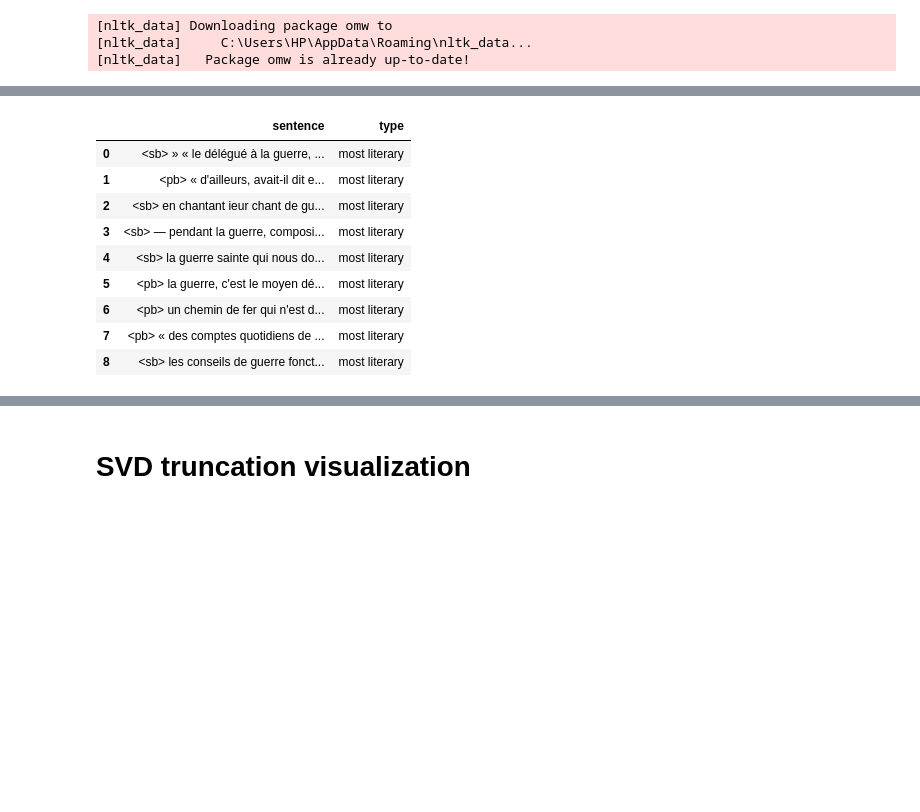
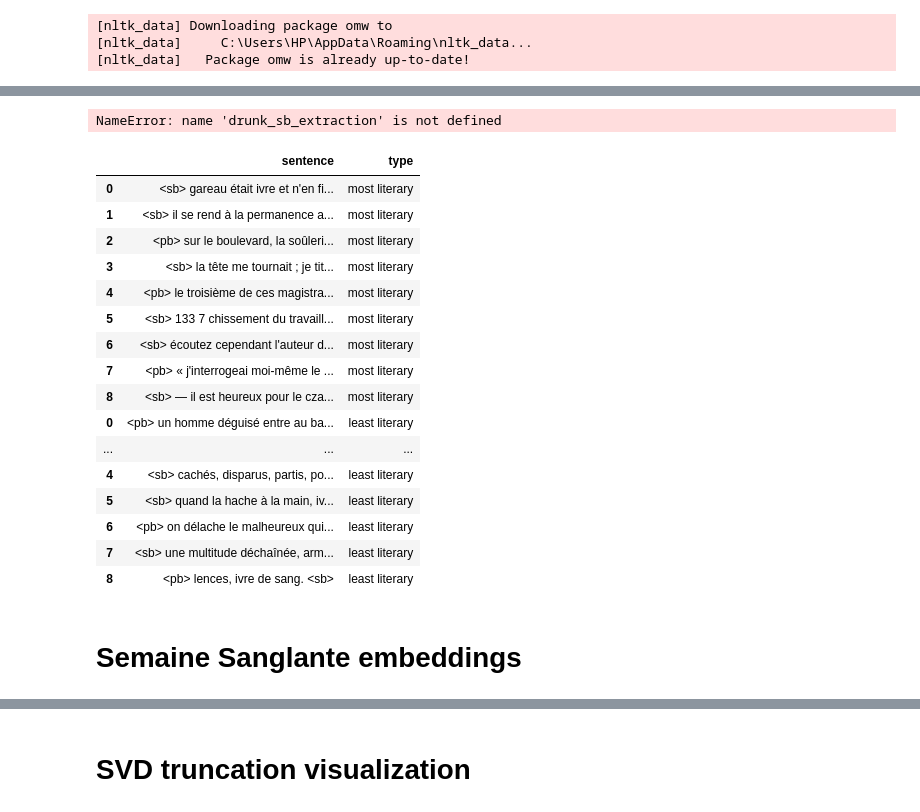
Before and after one commit to shayayan/commune_memoirs_epfl_dh412, a Jupyter notebook: memoir_cleaning.ipynb, the cells around one changed output, grey strips where cells are left out. Cells and saved outputs as stored; diff of their text form; code cells hidden in the pictures; blank space fills up the shorter version.

```diff
--- a/memoir_cleaning.ipynb
+++ b/memoir_cleaning.ipynb
@@ -591,10 +663,11 @@ from tqdm import tqdm
 tqdm.pandas()
 
 # Apply metaphor identificaiton procedure to extracted sentences
-def metaphor_proxy_identification(text, nlp, inflecteur, dp_matrix):
+def metaphor_proxy_identification(text, nlp, inflecteur, dp_matrix, fr_stop_words):
     doc = nlp(text.lower().replace("<pb>","").replace("<sb>",""))
-    alphabetic_tokens = [t.lemma_ for t in doc if t.lemma_.isalpha() == True and len(t.vector) != 0 and np.all(t.vector == 0) == False]
-    sims_target_to_best = {}
+    alphabetic_tokens = [t.text for t in doc if t.text.isalpha() == True and len(t.vector) != 0 and np.all(t.vector == 0) == False and t.text not in fr_stop_words]
+    sims_target_to_best = []
+    sims_target_to_sans = []
     if len(alphabetic_tokens) > 2:
         print(alphabetic_tokens)
         for t in alphabetic_tokens:
@@ -608,8 +681,13 @@ def metaphor_proxy_identification(text, nlp, inflecteur, dp_matrix):
             best_candidate = find_best_candidate(candidate_set, sans_t_avg_embedding, nlp)
             # Finally, find distance between target token and best candidate token, and save
             sim_target_to_best = cos_sim(nlp(best_candidate).vector, nlp(t).vector)
-            sims_target_to_best[t] = sim_target_to_best
-    return sims_target_to_best
+            sim_target_to_sans = cos_sim(sans_t_avg_embedding, nlp(t).vector)
+            sims_target_to_best.append(sim_target_to_best)
+            sims_target_to_sans.append(sim_target_to_sans)
+    return [sims_target_to_best, sims_target_to_sans]
 
-sampled_df["target_to_best_synonym_sim"] = sampled_df["text"].progress_apply(metaphor_proxy_identification, args=(nlp, inflecteur, dp_matrix))
+drunk_sb_extraction["pair"] = drunk_sb_extraction["text"].progress_apply(metaphor_proxy_identification, args=(nlp, inflecteur, dp_matrix, fr_stop_words))
+drunk_sb_extraction_tmp = drunk_sb_extraction['pair'].apply(pd.Series)
+drunk_sb_extraction_tmp = drunk_sb_extraction_tmp.rename(columns={'0': 'target_to_best_sims', '1': 'target_to_sans_sims'})
+drunk_sb_extraction = pd.concat([drunk_sb_extraction, drunk_sb_extraction_tmp], axis=1)
 # %% [output]
@@ -626,7 +710,0 @@ sampled_df["target_to_best_synonym_sim"] = sampled_df["text"].progress_apply(met
-# %%
-def full_dict_to_value_list(dct, min_value = -98):
-    return [value for value in list(dct.values()) if value > min_value]
-def median(lst):
-    return np.median(lst)
-sampled_df['ttb_sims'] = sampled_df['target_to_best_synonym_sim'].apply(full_dict_to_value_list)
-sampled_df['sentence_ttb_sim_median'] = sampled_df['ttb_sims'].apply(median)
@@ -646,0 +711,13 @@ sampled_df
+# %%
+def full_dict_to_value_list(lst, min_value = -98):
+    return [value for value in lst if value > min_value]
+
+drunk_sb_extraction['sentence_ttb_sim_median'] = drunk_sb_extraction[0].apply(median)
+drunk_sb_extraction['sentence_ttb_sim_min'] = drunk_sb_extraction[0].apply(min)
+drunk_sb_extraction['sentence_ttb_sim_pctile'] = drunk_sb_extraction[0].apply(pctile)
+
+drunk_sb_extraction['sentence_tts_sim_median'] = drunk_sb_extraction[1].apply(median)
+drunk_sb_extraction['sentence_tts_sim_min'] = drunk_sb_extraction[1].apply(min)
+drunk_sb_extraction['sentence_tts_sim_pctile'] = drunk_sb_extraction[1].apply(pctile)
+# %% [output]
+NameError: name 'drunk_sb_extraction' is not defined
@@ -647,21 +726,30 @@ sampled_df
 # %%
-df_attempt = pd.DataFrame(sampled_df.nsmallest(100, 'sentence_ttb_sim_median').iloc[0:9]['text'].tolist(), columns=['sentence'])
+df_attempt = pd.DataFrame(drunk_sb_extraction.nsmallest(100, 'sentence_tts_sim_median').iloc[0:9]['text'].tolist(), columns=['sentence'])
 df_attempt['type'] = "most literary"
-df_attempt2 = pd.DataFrame(sampled_df.nsmallest(100, 'sentence_ttb_sim_median').iloc[90:99]['text'].tolist(), columns=['sentence'])
+df_attempt2 = pd.DataFrame(drunk_sb_extraction.nsmallest(100, 'sentence_tts_sim_median').iloc[40:49]['text'].tolist(), columns=['sentence'])
 df_attempt2['type'] = "least literary"
 df_attempt = pd.concat([df_attempt, df_attempt2])
 # %%
-pd.set_option('display.max_colwidth', 150)
+pd.set_option('display.max_colwidth', 300)
 pd.set_option('display.colheader_justify', 'left')
 df_attempt
 # %% [output]
 |  | sentence | type |
-| 0 | <sb> » « le délégué à la guerre, ... | most literary |
-| 1 | <pb> « d'ailleurs, avait-il dit e... | most literary |
-| 2 | <sb> en chantant ieur chant de gu... | most literary |
-| 3 | <sb> — pendant la guerre, composi... | most literary |
-| 4 | <sb> la guerre sainte qui nous do... | most literary |
-| 5 | <pb> la guerre, c'est le moyen dé... | most literary |
-| 6 | <pb> un chemin de fer qui n'est d... | most literary |
-| 7 | <pb> « des comptes quotidiens de ... | most literary |
-| 8 | <sb> les conseils de guerre fonct... | most literary |
+| 0 | <sb> gareau était ivre et n'en fi... | most literary |
+| 1 | <sb> il se rend à la permanence a... | most literary |
+| 2 | <pb> sur le boulevard, la soûleri... | most literary |
+| 3 | <sb> la tête me tournait ; je tit... | most literary |
+| 4 | <pb> le troisième de ces magistra... | most literary |
+| 5 | <sb> 133 7 chissement du travaill... | most literary |
+| 6 | <sb> écoutez cependant l'auteur d... | most literary |
+| 7 | <pb> « j'interrogeai moi-même le ... | most literary |
+| 8 | <sb> — il est heureux pour le cza... | most literary |
+| 0 | <pb> un homme déguisé entre au ba... | least literary |
+| ... | ... | ... |
+| 4 | <sb> cachés, disparus, partis, po... | least literary |
+| 5 | <sb> quand la hache à la main, iv... | least literary |
+| 6 | <pb> on délache le malheureux qui... | least literary |
+| 7 | <sb> une multitude déchaînée, arm... | least literary |
+| 8 | <pb> lences, ivre de sang. <sb> | least literary |
+# %% [markdown]
+# Semaine Sanglante embeddings
```
Also changed, not shown: parts of 22 cells of this notebook, 2 other files.
